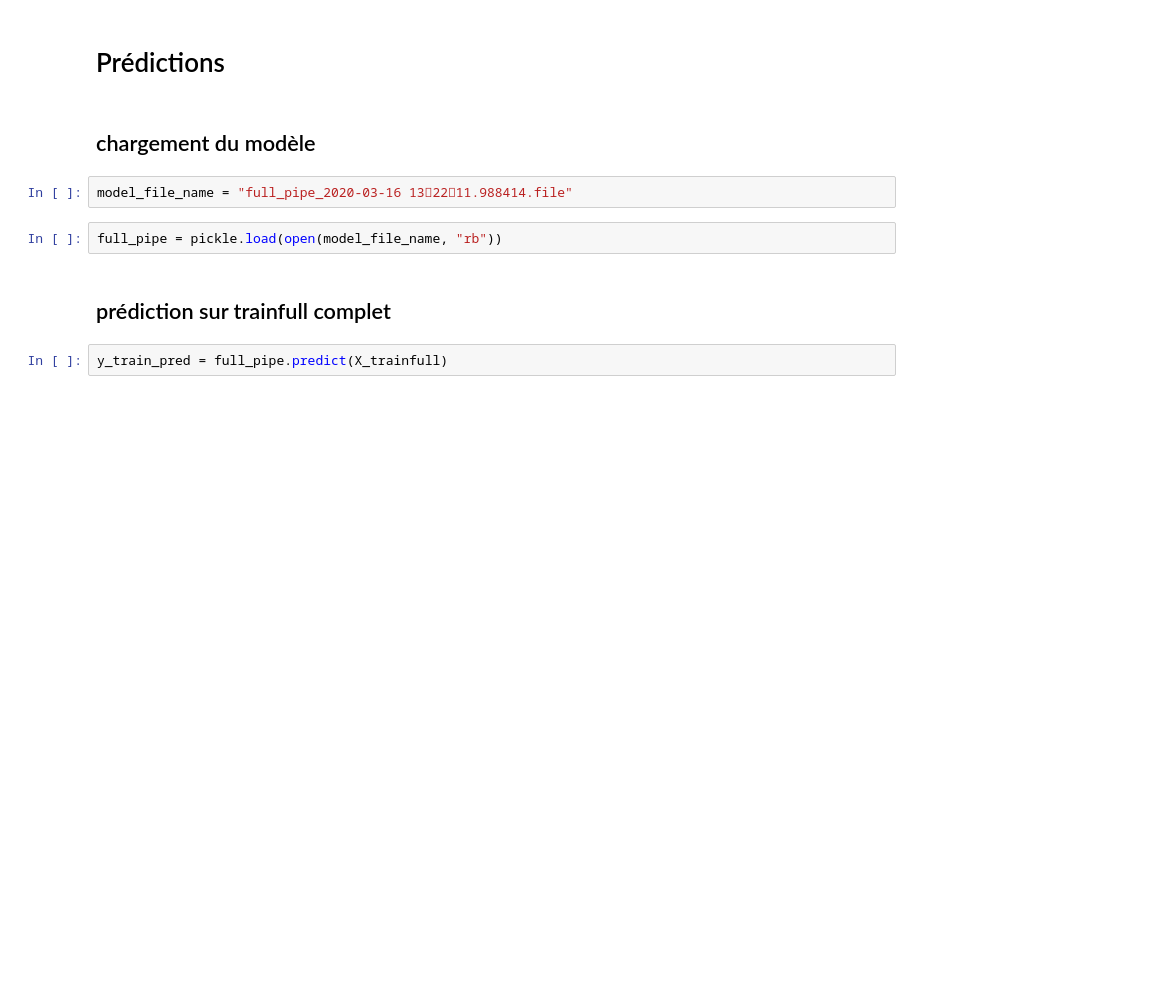
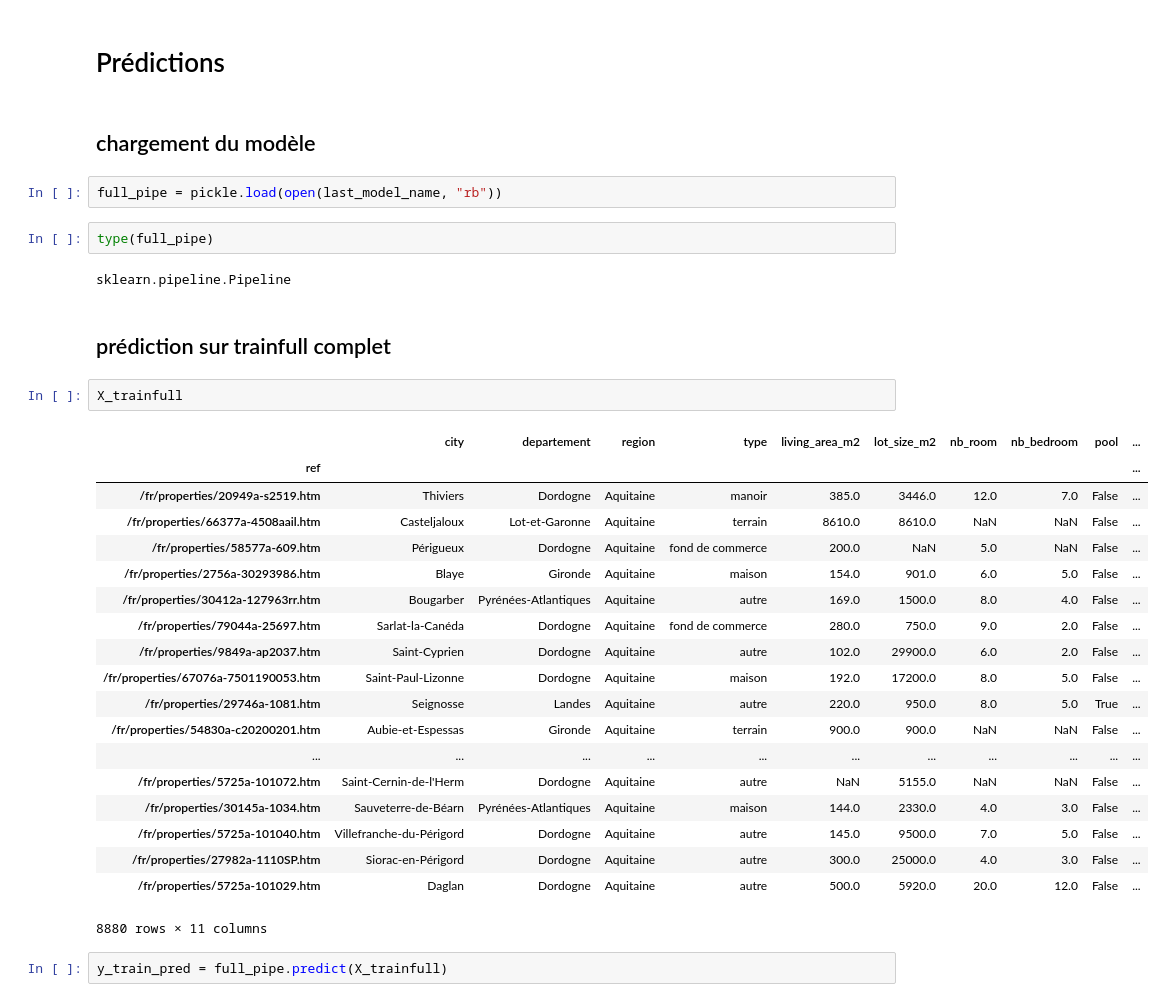
Before and after one commit to laurent-33/ML-09-realestate-djml, a Jupyter notebook: scripts/02_data_processing_and_model.ipynb, the cells around one changed output. Saved outputs shown, nothing was run; the diff lists cells and outputs as text; blank space fills up the shorter version.

```diff
--- a/scripts/02_data_processing_and_model.ipynb
+++ b/scripts/02_data_processing_and_model.ipynb
@@ -218,12 +250,36 @@ pickle.dump(model_file_name, open(, "wb" ))
 # Prédictions
 # %% [markdown]
 ## chargement du modèle
-# %%
-model_file_name = "full_pipe_2020-03-16 132211.988414.file"
 # %%
-full_pipe = pickle.load(open(model_file_name, "rb"))
+full_pipe = pickle.load(open(last_model_name, "rb"))
+# %%
+type(full_pipe)
+# %% [output]
+sklearn.pipeline.Pipeline
 # %% [markdown]
 ## prédiction sur trainfull complet
+# %%
+X_trainfull
+# %% [output]
+|  | city | departement | region | type | living_area_m2 | lot_size_m2 | nb_room | nb_bedroom | pool | ... |
+| ref |  |  |  |  |  |  |  |  |  | ... |
+| /fr/properties/20949a-s2519.htm | Thiviers | Dordogne | Aquitaine | manoir | 385.0 | 3446.0 | 12.0 | 7.0 | False | ... |
+| /fr/properties/66377a-4508aail.htm | Casteljaloux | Lot-et-Garonne | Aquitaine | terrain | 8610.0 | 8610.0 | NaN | NaN | False | ... |
+| /fr/properties/58577a-609.htm | Périgueux | Dordogne | Aquitaine | fond de commerce | 200.0 | NaN | 5.0 | NaN | False | ... |
+| /fr/properties/2756a-30293986.htm | Blaye | Gironde | Aquitaine | maison | 154.0 | 901.0 | 6.0 | 5.0 | False | ... |
+| /fr/properties/30412a-127963rr.htm | Bougarber | Pyrénées-Atlantiques | Aquitaine | autre | 169.0 | 1500.0 | 8.0 | 4.0 | False | ... |
+| /fr/properties/79044a-25697.htm | Sarlat-la-Canéda | Dordogne | Aquitaine | fond de commerce | 280.0 | 750.0 | 9.0 | 2.0 | False | ... |
+| /fr/properties/9849a-ap2037.htm | Saint-Cyprien | Dordogne | Aquitaine | autre | 102.0 | 29900.0 | 6.0 | 2.0 | False | ... |
+| /fr/properties/67076a-7501190053.htm | Saint-Paul-Lizonne | Dordogne | Aquitaine | maison | 192.0 | 17200.0 | 8.0 | 5.0 | False | ... |
+| /fr/properties/29746a-1081.htm | Seignosse | Landes | Aquitaine | autre | 220.0 | 950.0 | 8.0 | 5.0 | True | ... |
+| /fr/properties/54830a-c20200201.htm | Aubie-et-Espessas | Gironde | Aquitaine | terrain | 900.0 | 900.0 | NaN | NaN | False | ... |
+| ... | ... | ... | ... | ... | ... | ... | ... | ... | ... | ... |
+| /fr/properties/5725a-101072.htm | Saint-Cernin-de-l'Herm | Dordogne | Aquitaine | autre | NaN | 5155.0 | NaN | NaN | False | ... |
+| /fr/properties/30145a-1034.htm | Sauveterre-de-Béarn | Pyrénées-Atlantiques | Aquitaine | maison | 144.0 | 2330.0 | 4.0 | 3.0 | False | ... |
+| /fr/properties/5725a-101040.htm | Villefranche-du-Périgord | Dordogne | Aquitaine | autre | 145.0 | 9500.0 | 7.0 | 5.0 | False | ... |
+| /fr/properties/27982a-1110SP.htm | Siorac-en-Périgord | Dordogne | Aquitaine | autre | 300.0 | 25000.0 | 4.0 | 3.0 | False | ... |
+| /fr/properties/5725a-101029.htm | Daglan | Dordogne | Aquitaine | autre | 500.0 | 5920.0 | 20.0 | 12.0 | False | ... |
+8880 rows × 11 columns
 # %%
 y_train_pred = full_pipe.predict(X_trainfull)
 # %%
```
Also changed, not shown: parts of 29 cells of this notebook, 15 other files.
